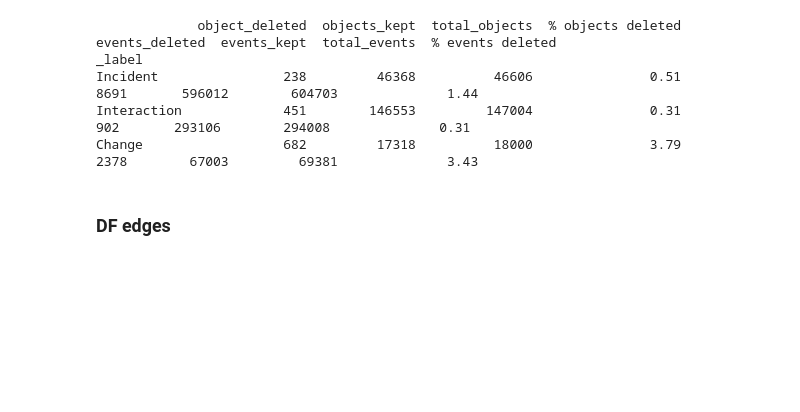
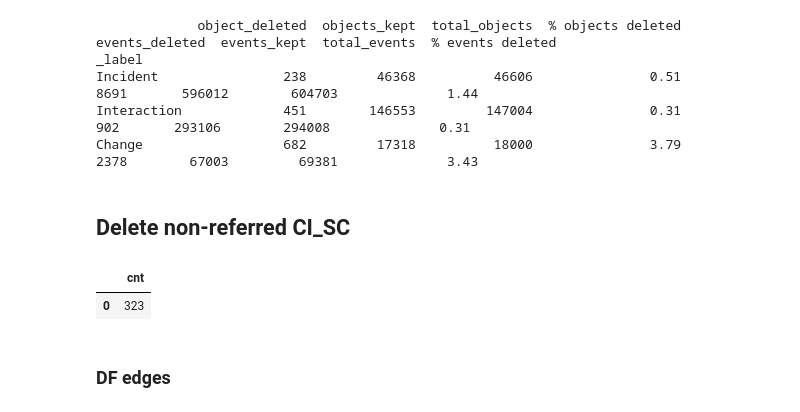
Before and after one commit to Ava-S/EKG_BPIC2014_Notebook, a Jupyter notebook: 1_0_analysis_and_model.ipynb, the cells around one changed output. Saved outputs shown, nothing was run; the diff lists cells and outputs as text; code cells hidden in the pictures; blank space fills up the shorter version.

Commit message:
Add object type in a separate query Delete CI_SC that are not referred to anymore

```diff
--- a/1_0_analysis_and_model.ipynb
+++ b/1_0_analysis_and_model.ipynb
@@ -1161,6 +1193,18 @@ _label
 Incident                238         46368          46606               0.51            8691       596012        604703              1.44
 Interaction             451        146553         147004               0.31             902       293106        294008              0.31
 Change                  682         17318          18000               3.79            2378        67003         69381              3.43
+# %% [markdown]
+## Delete non-referred CI_SC
+# %%
+query = '''MATCH (ci_sc:CI_SC)
+WHERE NOT EXISTS((ci_sc) <- [] - (:Event)) AND NOT EXISTS ((ci_sc) -- (:Incident|Change|Interaction))
+DETACH DELETE ci_sc
+RETURN count(ci_sc) as cnt'''
+
+pd.DataFrame(db_connection.exec_query(query))
+# %% [output]
+|  | cnt |
+| 0 | 323 |
 # %% [markdown]
 ### DF edges
 # %% [markdown]
```
Also changed, not shown: parts of 9 cells of this notebook.
